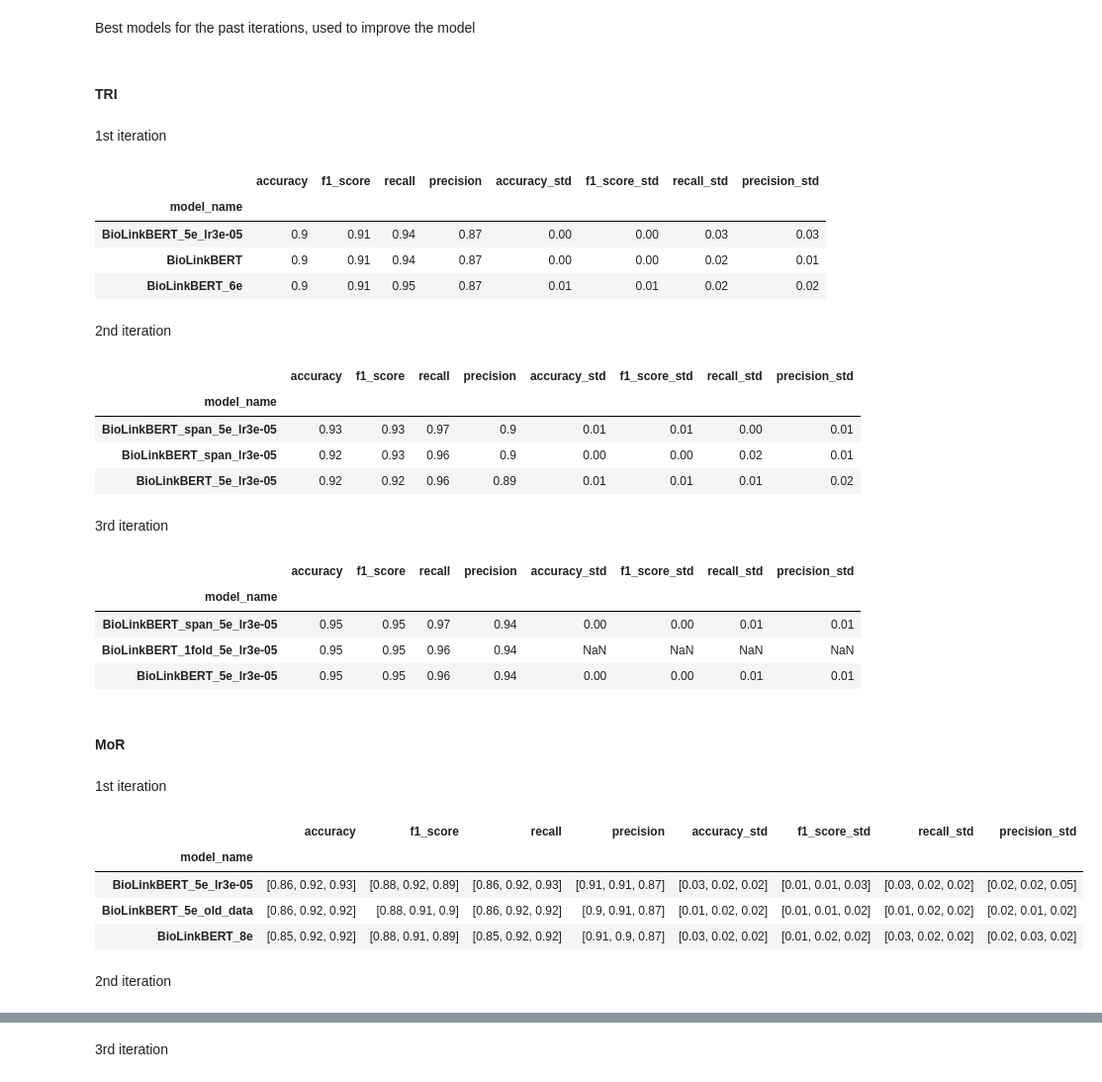
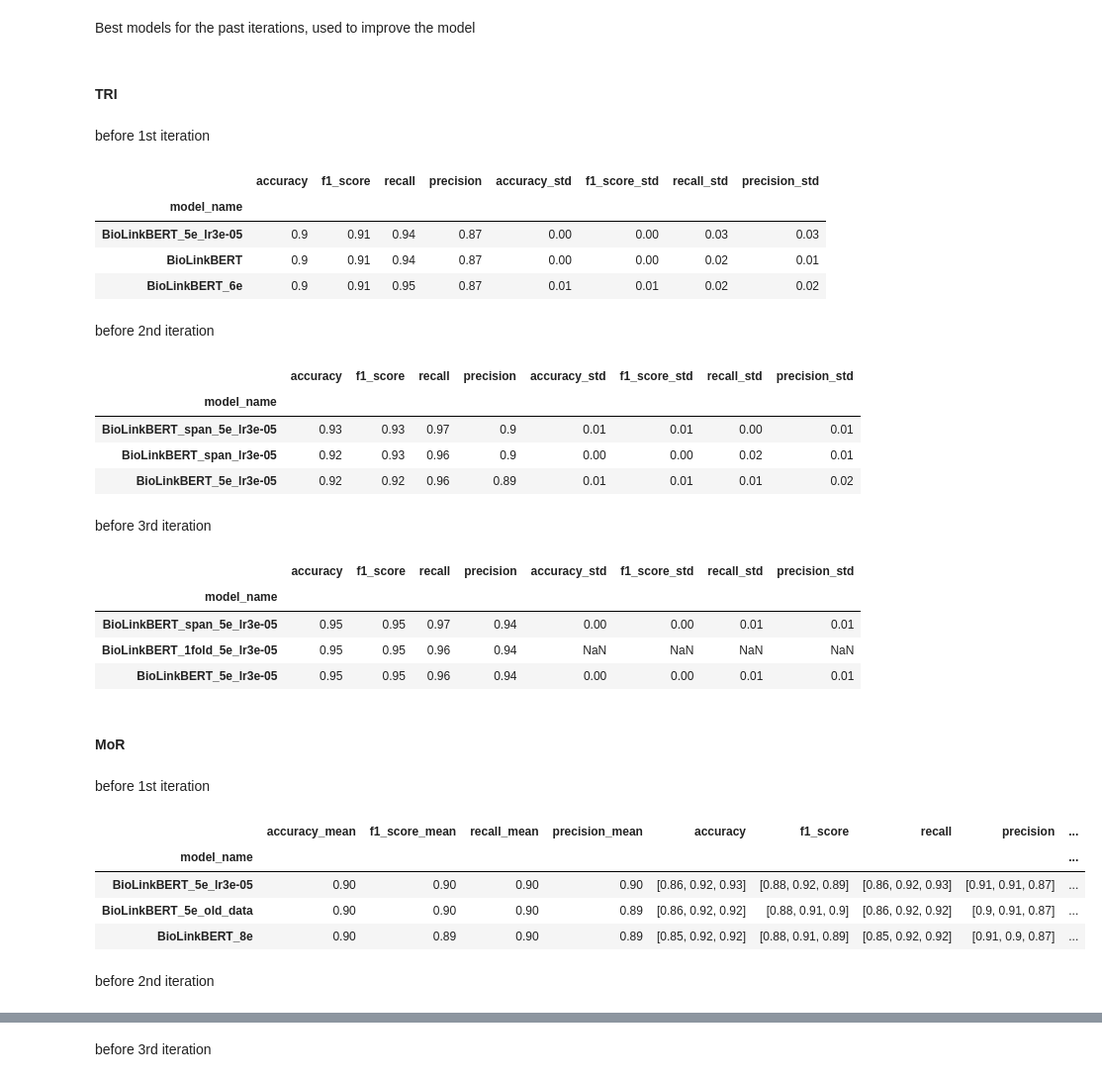
Before and after one commit to Rbbt-Workflows/ExTRI2, a Jupyter notebook: analysis/classifiers_comparison.ipynb, the cells around one changed output, grey strips where cells are left out. Shown at 99% size. Saved outputs shown, nothing was run; the diff lists cells and outputs as text; code cells hidden in the pictures.

```diff
--- a/analysis/classifiers_comparison.ipynb
+++ b/analysis/classifiers_comparison.ipynb
@@ -50,11 +50,13 @@ def load_params(file_path):
     with open(file_path) as json_file:
         return json.load(json_file)
 
-def get_meaned_comparison_df(models_path, models_list):
+def get_meaned_comparison_df(models_path, models_list, TRI = None, MoR = None):
 
     # Get the type of classifier from the models_path
-    TRI = 'TRI' in models_path
-    MoR = 'MoR' in models_path
+    if TRI is None:
+        TRI = 'TRI' in models_path
+    if MoR is None:
+        MoR = 'MoR' in models_path
 
     def process_metrics(report_df):
         metrics_df = report_df.drop(columns=['confusion', 'fold', 'probabilities', 'labels', 'val_texts'])
@@ -143,3 +145,14 @@ def plot_evaluation_parameters(ax, df, title, legend=True):
         ax.legend()
 # %% [markdown]
 ## Final models
+# %%
+folder = MODELS_FOLDER + f'final_models/'
+models_names = os.listdir(folder)
+
+# Extract metrics from train_params.json
+df1 = get_meaned_comparison_df(folder, models_names[:1], MoR=True)
+df2 = get_meaned_comparison_df(folder, models_names[1:], TRI=True)
+df = pd.concat([df1, df2], ignore_index=True)
+
+columns = ['model_name'] + [m+'_mean' for m in metrics] + metrics
+display(df[columns])
@@ -285,44 +302,48 @@ Best models for the past iterations, used to improve the model
 
 for XXX in ['TRI', 'MoR']:
     h4(XXX)
+
     for i in ['1st', '2nd', '3rd']:
-        md(f"{i} iteration")
+        md(f"before {i} iteration")
 
         folder = MODELS_FOLDER + f'{XXX}_classifier/before_{i}_validation'
         models_names = os.listdir(folder)
 
         # Extract metrics from train_params.json
         df = get_meaned_comparison_df(folder, models_names).sort_values(by='f1_score', ascending=False)
 
         # Display the model with the highest f1 score
         df[metrics] = df[metrics].apply(lambda x: highlight_max_num(x))
 
+        # Determine columns to display
+        columns = ['model_name'] + ([m+'_mean' for m in metrics] if XXX == 'MoR' else []) + metrics + [m+'_std' for m in metrics]
+
         display(HTML(df[columns][:3].set_index('model_name').to_html(escape=False)))
 # %% [output]
 <h4>TRI</h4>
-1st iteration
+before 1st iteration
 |  | accuracy | f1_score | recall | precision | accuracy_std | f1_score_std | recall_std | precision_std |
 | model_name |  |  |  |  |  |  |  |  |
 | BioLinkBERT_5e_lr3e-05 | 0.9 | 0.91 | 0.94 | 0.87 | 0.00 | 0.00 | 0.03 | 0.03 |
 | BioLinkBERT | 0.9 | 0.91 | 0.94 | 0.87 | 0.00 | 0.00 | 0.02 | 0.01 |
 | BioLinkBERT_6e | 0.9 | 0.91 | 0.95 | 0.87 | 0.01 | 0.01 | 0.02 | 0.02 |
-2nd iteration
+before 2nd iteration
 |  | accuracy | f1_score | recall | precision | accuracy_std | f1_score_std | recall_std | precision_std |
 | model_name |  |  |  |  |  |  |  |  |
 | BioLinkBERT_span_5e_lr3e-05 | 0.93 | 0.93 | 0.97 | 0.9 | 0.01 | 0.01 | 0.00 | 0.01 |
 | BioLinkBERT_span_lr3e-05 | 0.92 | 0.93 | 0.96 | 0.9 | 0.00 | 0.00 | 0.02 | 0.01 |
 | BioLinkBERT_5e_lr3e-05 | 0.92 | 0.92 | 0.96 | 0.89 | 0.01 | 0.01 | 0.01 | 0.02 |
-3rd iteration
+before 3rd iteration
 |  | accuracy | f1_score | recall | precision | accuracy_std | f1_score_std | recall_std | precision_std |
 | model_name |  |  |  |  |  |  |  |  |
 | BioLinkBERT_span_5e_lr3e-05 | 0.95 | 0.95 | 0.97 | 0.94 | 0.00 | 0.00 | 0.01 | 0.01 |
 | BioLinkBERT_1fold_5e_lr3e-05 | 0.95 | 0.95 | 0.96 | 0.94 | NaN | NaN | NaN | NaN |
 | BioLinkBERT_5e_lr3e-05 | 0.95 | 0.95 | 0.96 | 0.94 | 0.00 | 0.00 | 0.01 | 0.01 |
 <h4>MoR</h4>
-1st iteration
+before 1st iteration
-|  | accuracy | f1_score | recall | precision | accuracy_std | f1_score_std | recall_std | precision_std |
-| model_name |  |  |  |  |  |  |  |  |
-| BioLinkBERT_5e_lr3e-05 | [0.86, 0.92, 0.93] | [0.88, 0.92, 0.89] | [0.86, 0.92, 0.93] | [0.91, 0.91, 0.87] | [0.03, 0.02, 0.02] | [0.01, 0.01, 0.03] | [0.03, 0.02, 0.02] | [0.02, 0.02, 0.05] |
-| BioLinkBERT_5e_old_data | [0.86, 0.92, 0.92] | [0.88, 0.91, 0.9] | [0.86, 0.92, 0.92] | [0.9, 0.91, 0.87] | [0.01, 0.02, 0.02] | [0.01, 0.01, 0.02] | [0.01, 0.02, 0.02] | [0.02, 0.01, 0.02] |
-| BioLinkBERT_8e | [0.85, 0.92, 0.92] | [0.88, 0.91, 0.89] | [0.85, 0.92, 0.92] | [0.91, 0.9, 0.87] | [0.03, 0.02, 0.02] | [0.01, 0.02, 0.02] | [0.03, 0.02, 0.02] | [0.02, 0.03, 0.02] |
+|  | accuracy_mean | f1_score_mean | recall_mean | precision_mean | accuracy | f1_score | recall | precision | ... |
+| model_name |  |  |  |  |  |  |  |  | ... |
+| BioLinkBERT_5e_lr3e-05 | 0.90 | 0.90 | 0.90 | 0.90 | [0.86, 0.92, 0.93] | [0.88, 0.92, 0.89] | [0.86, 0.92, 0.93] | [0.91, 0.91, 0.87] | ... |
+| BioLinkBERT_5e_old_data | 0.90 | 0.90 | 0.90 | 0.89 | [0.86, 0.92, 0.92] | [0.88, 0.91, 0.9] | [0.86, 0.92, 0.92] | [0.9, 0.91, 0.87] | ... |
+| BioLinkBERT_8e | 0.90 | 0.89 | 0.90 | 0.89 | [0.85, 0.92, 0.92] | [0.88, 0.91, 0.89] | [0.85, 0.92, 0.92] | [0.91, 0.9, 0.87] | ... |
-2nd iteration
+before 2nd iteration
@@ -334 +355 @@ for XXX in ['TRI', 'MoR']:
-3rd iteration
+before 3rd iteration
```
Also changed, not shown: parts of 3 cells of this notebook, 19 other files.
